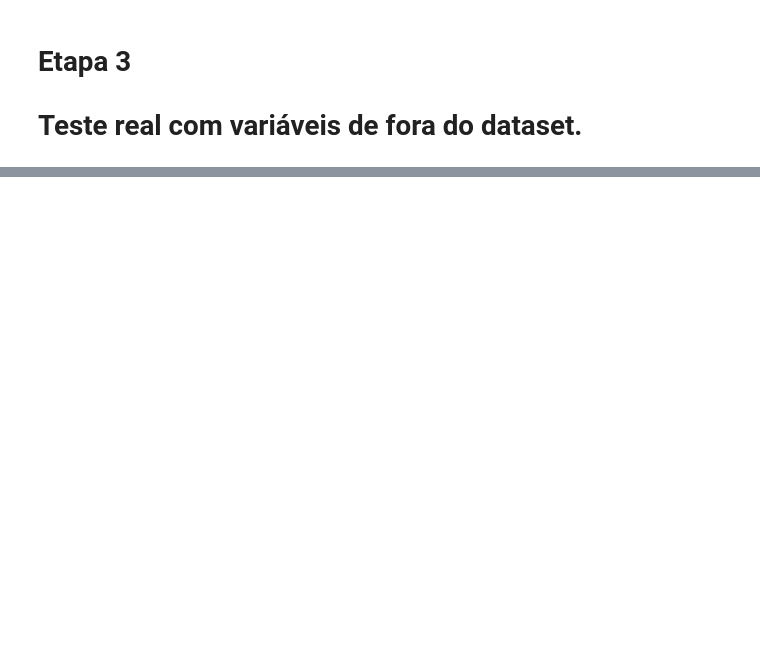
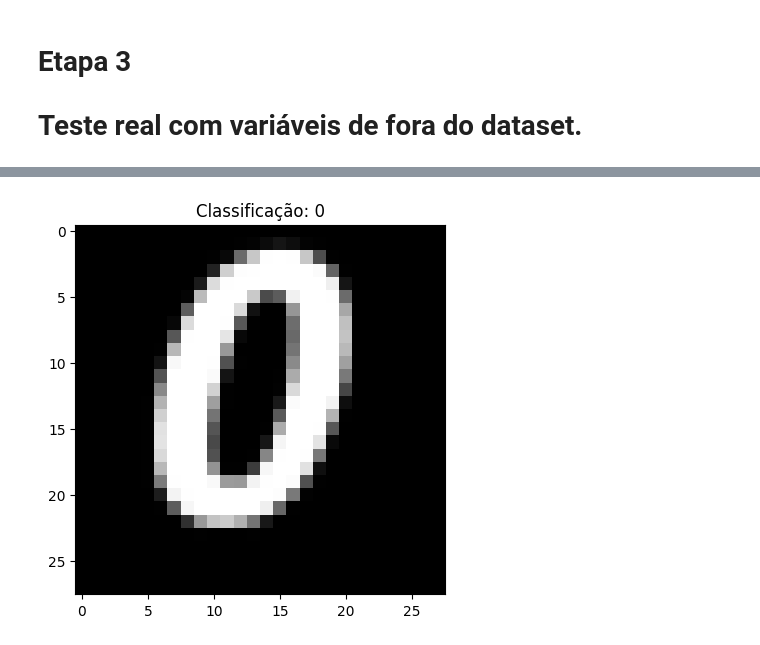
Before and after one commit to dan1esl/A3CNN, a Jupyter notebook: A3CNN.ipynb, the cells around one changed output, grey strips where cells are left out. Saved outputs shown, nothing was run; the diff lists cells and outputs as text; code cells hidden in the pictures; blank space fills up the shorter version.

```diff
--- a/A3CNN.ipynb
+++ b/A3CNN.ipynb
@@ -212,5 +215,5 @@ def prever_numero(caminho_da_imagem):
     plt.title(f"Classificação: {classe}")
     plt.show()
 
-prever_numero('/content/sete.webp')
+prever_numero('/content/numero.jfif')
 # %% [output]
@@ -217,0 +221 @@ error: OpenCV(4.13.0) /io/opencv/modules/imgproc/src/resize.cpp:4208: error: (-2
+[figure, added]
```
Also changed, not shown: parts of 7 cells of this notebook.
